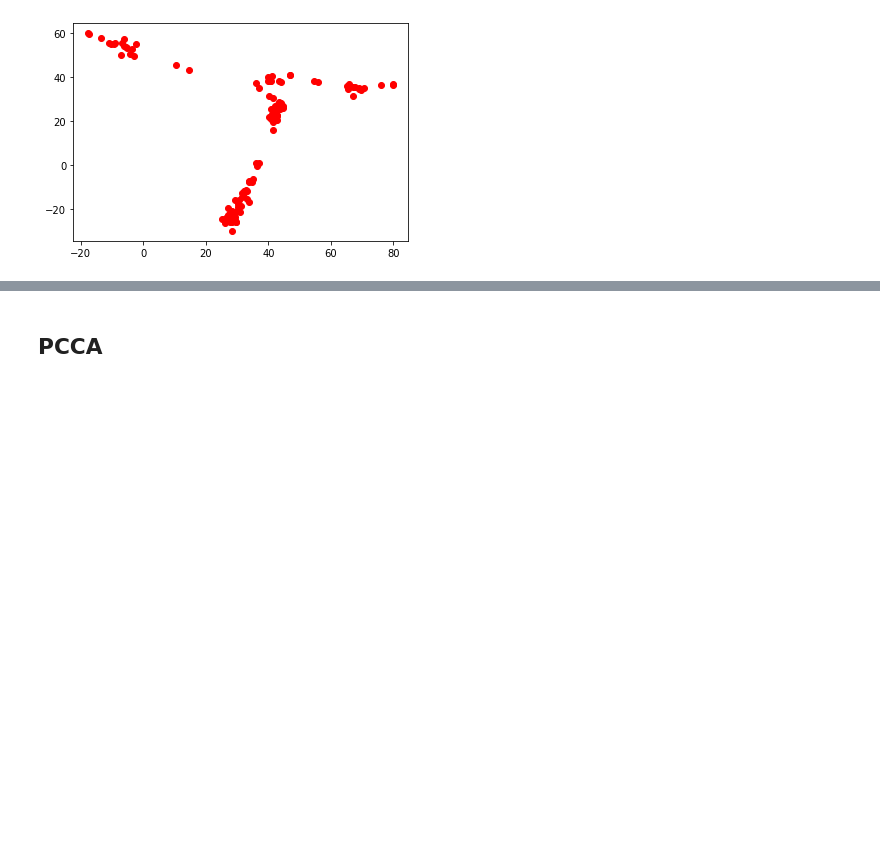
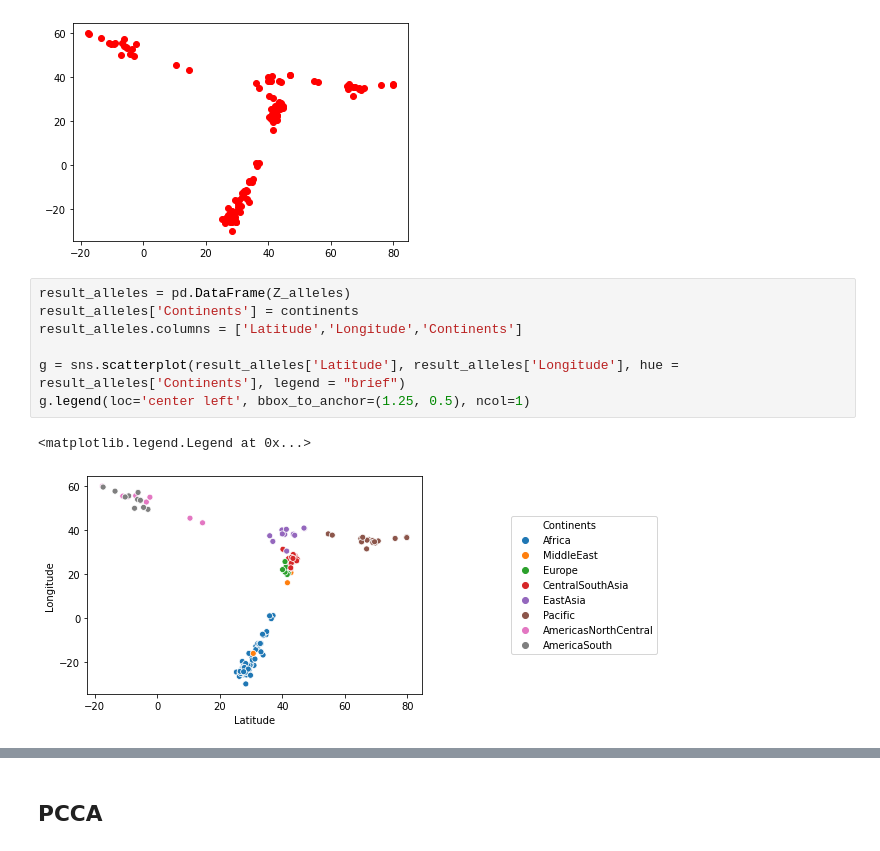
Before and after one commit to camoalon/language_genes, a Jupyter notebook: PCA.ipynb, the cells around one changed output, grey strips where cells are left out. Cells and saved outputs as stored; diff of their text form; blank space fills up the shorter version.

```diff
--- a/PCA.ipynb
+++ b/PCA.ipynb
@@ -356,3 +349,13 @@ print(t0)
 # %% [output]
 0.4979753699793969
 [figure]
+# %%
+result_alleles = pd.DataFrame(Z_alleles)
+result_alleles['Continents'] = continents
+result_alleles.columns = ['Latitude','Longitude','Continents']
+
+g = sns.scatterplot(result_alleles['Latitude'], result_alleles['Longitude'], hue = result_alleles['Continents'], legend = "brief")
+g.legend(loc='center left', bbox_to_anchor=(1.25, 0.5), ncol=1)
+# %% [output]
+<matplotlib.legend.Legend at 0x...>
+[figure, added]
```
Also changed, not shown: parts of 28 cells of this notebook.
